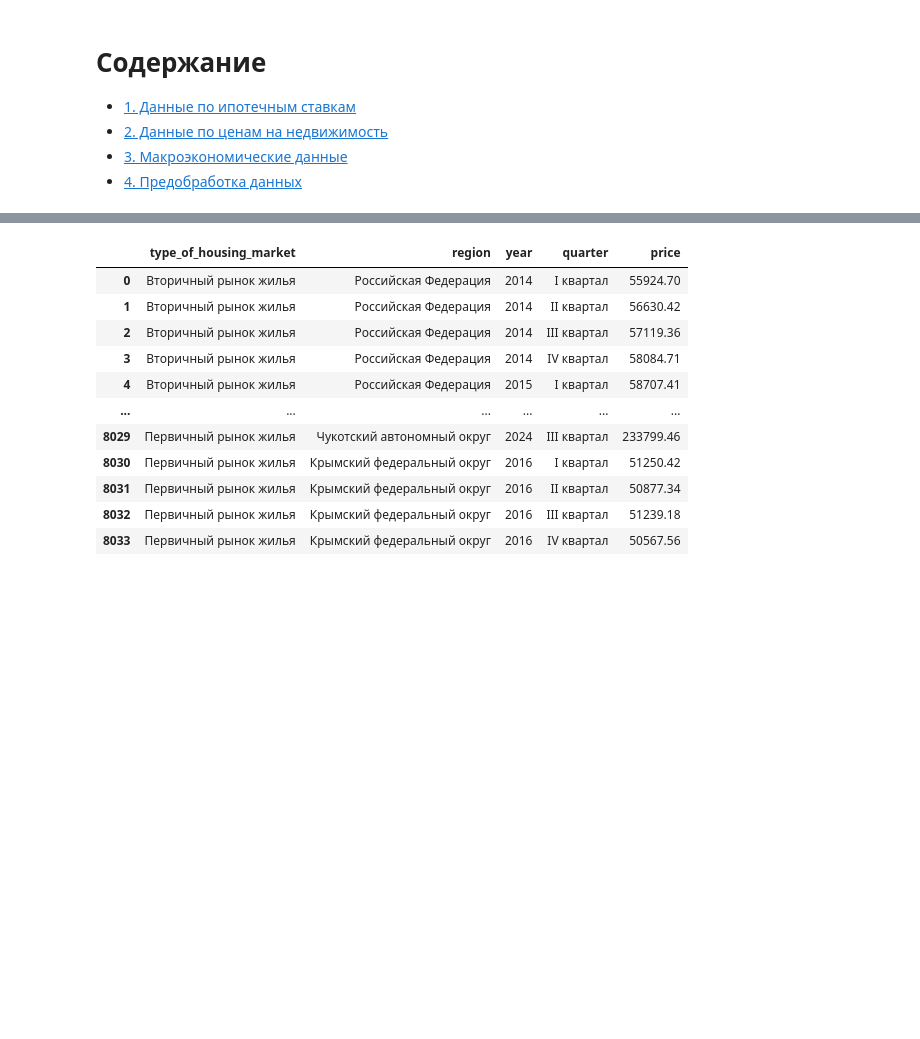
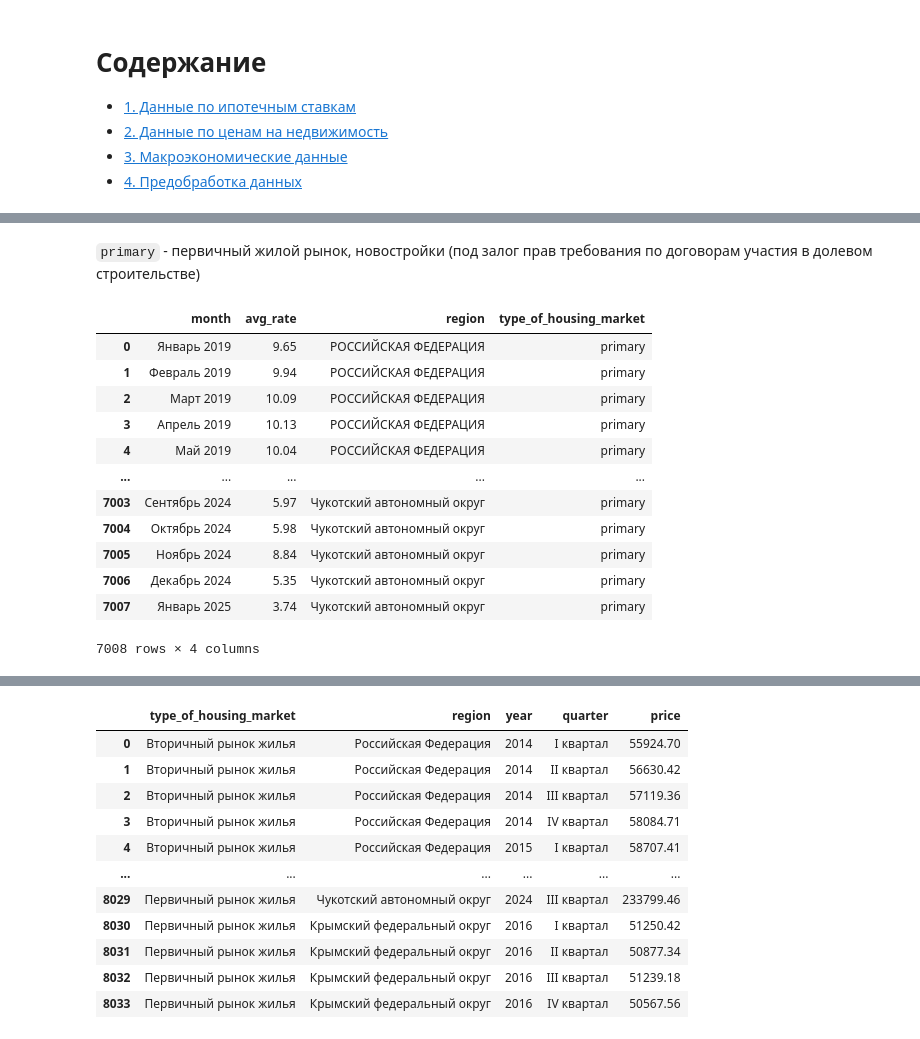
Before and after one commit to widenhrzns/py_da-project, a Jupyter notebook: notebooks/data_collection.ipynb, the cells around one changed output, grey strips where cells are left out. Saved outputs shown, nothing was run; the diff lists cells and outputs as text; code cells hidden in the pictures; blank space fills up the shorter version.

```diff
--- a/notebooks/data_collection.ipynb
+++ b/notebooks/data_collection.ipynb
@@ -161,0 +175,23 @@ home_info_mortgage_df
+# %% [markdown]
+`primary` - первичный жилой рынок, новостройки (под залог прав требования по договорам участия в долевом строительстве)
+# %%
+file_path = r'..\data\downloaded_xlsx\02_17_Rates_scpa_mortgage.xlsx'
+home_weight_mortgage_avg_rate_primary_df = pd.read_excel(file_path, sheet_name='ставка в рублях', skiprows=1)
+home_weight_mortgage_avg_rate_primary_df = preprocessing_region_excel_df(home_weight_mortgage_avg_rate_primary_df, name_column='avg_rate')
+home_weight_mortgage_avg_rate_primary_df['type_of_housing_market'] = 'primary'
+
+home_weight_mortgage_avg_rate_primary_df
+# %% [output]
+|  | month | avg_rate | region | type_of_housing_market |
+| 0 | Январь 2019 | 9.65 | РОССИЙСКАЯ ФЕДЕРАЦИЯ | primary |
+| 1 | Февраль 2019 | 9.94 | РОССИЙСКАЯ ФЕДЕРАЦИЯ | primary |
+| 2 | Март 2019 | 10.09 | РОССИЙСКАЯ ФЕДЕРАЦИЯ | primary |
+| 3 | Апрель 2019 | 10.13 | РОССИЙСКАЯ ФЕДЕРАЦИЯ | primary |
+| 4 | Май 2019 | 10.04 | РОССИЙСКАЯ ФЕДЕРАЦИЯ | primary |
+| ... | ... | ... | ... | ... |
+| 7003 | Сентябрь 2024 | 5.97 | Чукотский автономный округ | primary |
+| 7004 | Октябрь 2024 | 5.98 | Чукотский автономный округ | primary |
+| 7005 | Ноябрь 2024 | 8.84 | Чукотский автономный округ | primary |
+| 7006 | Декабрь 2024 | 5.35 | Чукотский автономный округ | primary |
+| 7007 | Январь 2025 | 3.74 | Чукотский автономный округ | primary |
+7008 rows × 4 columns
```
Also changed, not shown: parts of 22 cells of this notebook.
